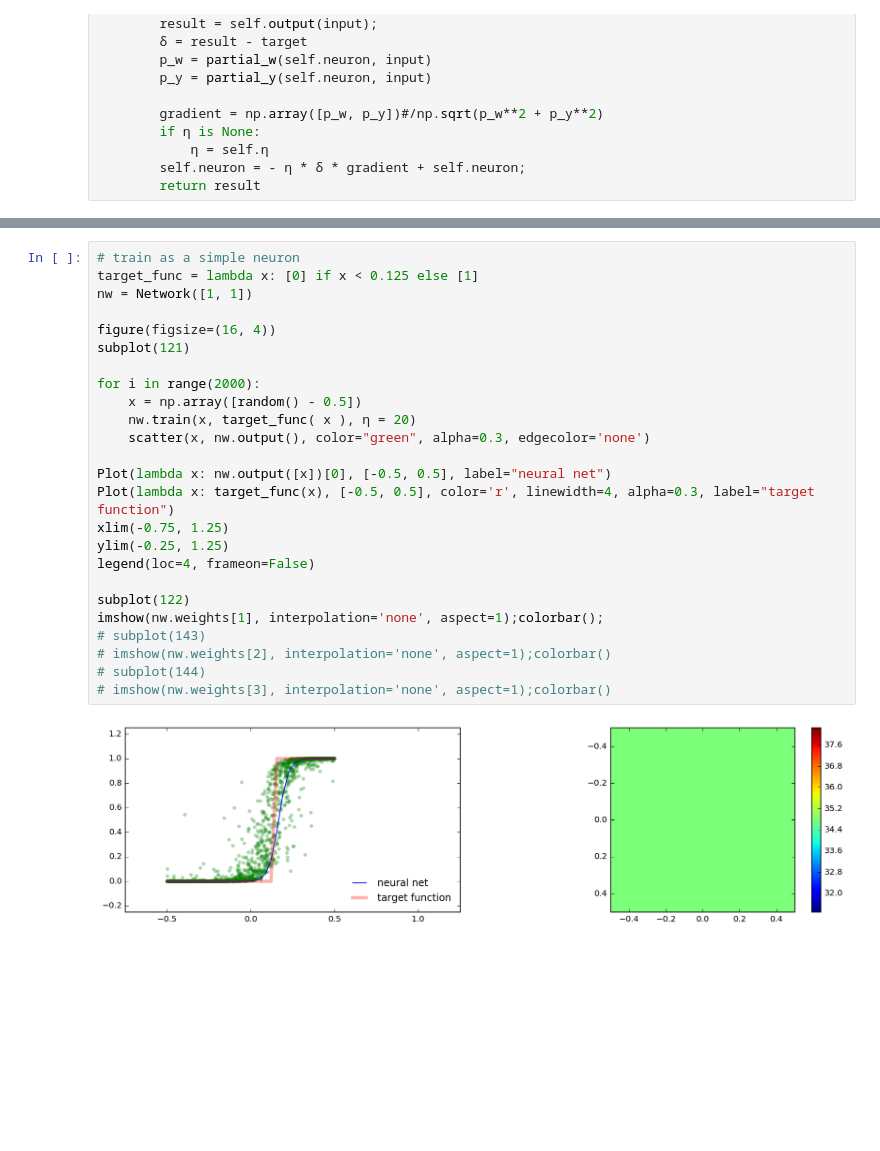
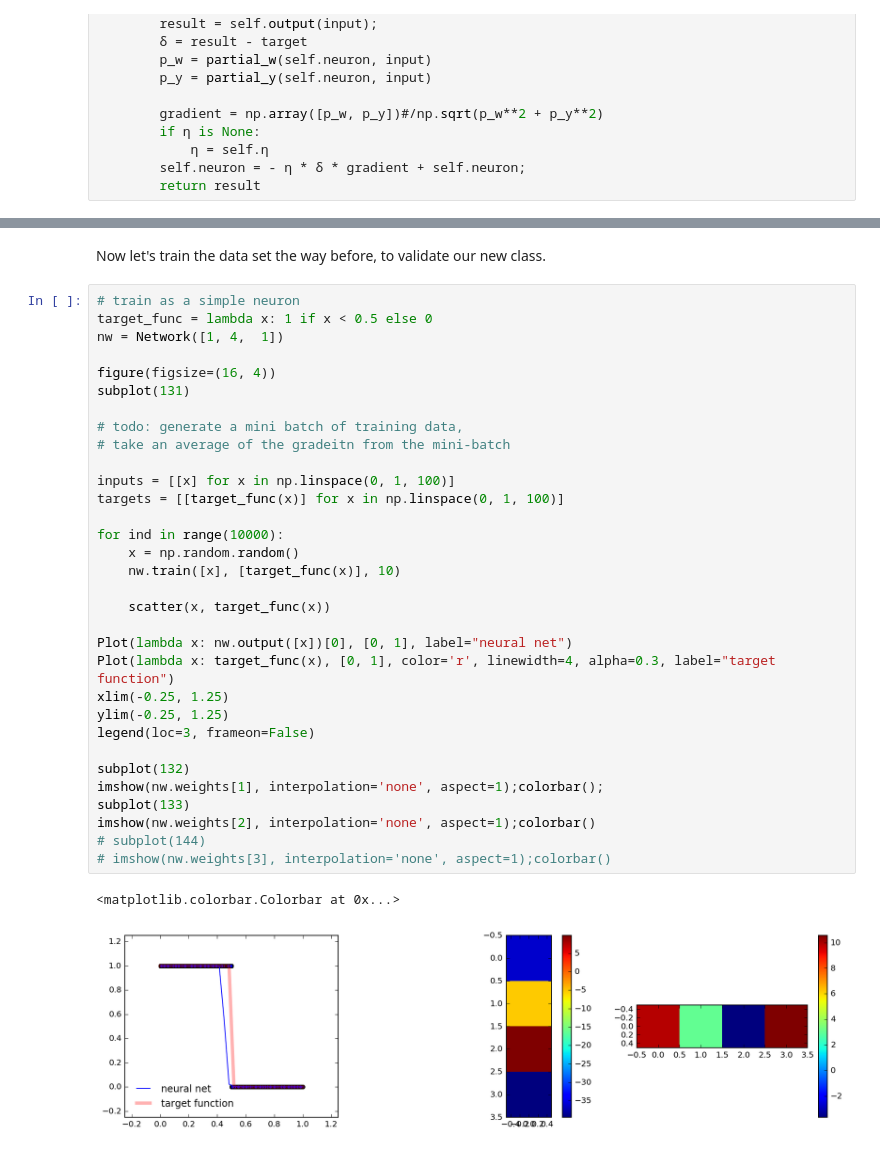
Before and after one commit to geyang/deep_learning_notes, a Jupyter notebook: 004 - optimize batch training.ipynb, the cells around one changed output, grey strips where cells are left out. Drawn from its saved outputs; the diff is of its cells as text; blank space fills up the shorter version.

Commit message:
got batch training to work

```diff
--- a/004 - optimize batch training.ipynb
+++ b/004 - optimize batch training.ipynb
@@ -165,27 +188,37 @@ imshow(nw.weights[4], interpolation='none', aspect=1);colorbar()
+# %% [markdown]
+Now let's train the data set the way before, to validate our new class.
 # %%
 # train as a simple neuron
-target_func = lambda x: [0] if x < 0.125 else [1]
-nw = Network([1, 1])
+target_func = lambda x: 1 if x < 0.5 else 0
+nw = Network([1, 4,  1])
 
 figure(figsize=(16, 4))
-subplot(121)
+subplot(131)
 
-for i in range(2000):
-    x = np.array([random() - 0.5])
-    nw.train(x, target_func( x ), η = 20)
-    scatter(x, nw.output(), color="green", alpha=0.3, edgecolor='none')
+# todo: generate a mini batch of training data,
+# take an average of the gradeitn from the mini-batch
 
-Plot(lambda x: nw.output([x])[0], [-0.5, 0.5], label="neural net")
-Plot(lambda x: target_func(x), [-0.5, 0.5], color='r', linewidth=4, alpha=0.3, label="target function")
-xlim(-0.75, 1.25)
+inputs = [[x] for x in np.linspace(0, 1, 100)]
+targets = [[target_func(x)] for x in np.linspace(0, 1, 100)]
+
+for ind in range(10000):
+    x = np.random.random()
+    nw.train([x], [target_func(x)], 10)
+
+    scatter(x, target_func(x))
+
+Plot(lambda x: nw.output([x])[0], [0, 1], label="neural net")
+Plot(lambda x: target_func(x), [0, 1], color='r', linewidth=4, alpha=0.3, label="target function")
+xlim(-0.25, 1.25)
 ylim(-0.25, 1.25)
-legend(loc=4, frameon=False)
+legend(loc=3, frameon=False)
 
-subplot(122)
+subplot(132)
 imshow(nw.weights[1], interpolation='none', aspect=1);colorbar();
-# subplot(143)
-# imshow(nw.weights[2], interpolation='none', aspect=1);colorbar()
+subplot(133)
+imshow(nw.weights[2], interpolation='none', aspect=1);colorbar()
 # subplot(144)
 # imshow(nw.weights[3], interpolation='none', aspect=1);colorbar()
 # %% [output]
+<matplotlib.colorbar.Colorbar at 0x...>
-[figure, old version]
+[figure, new version]
```
Also changed, not shown: parts of 10 cells of this notebook, 1 other file.
